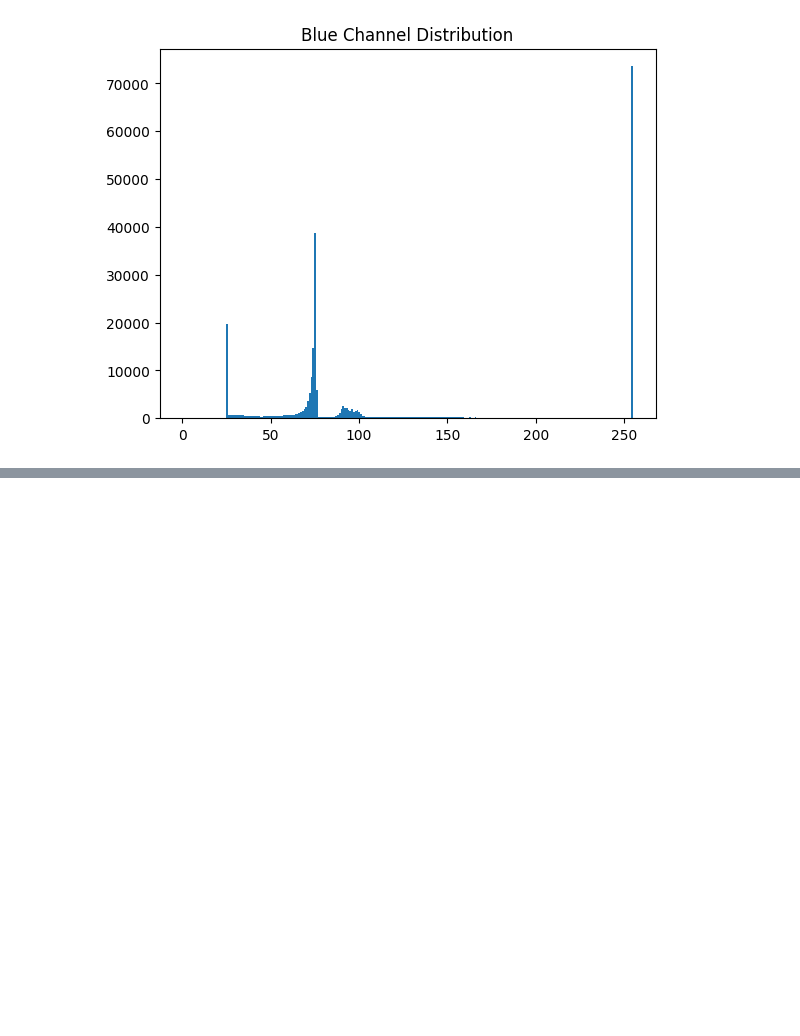
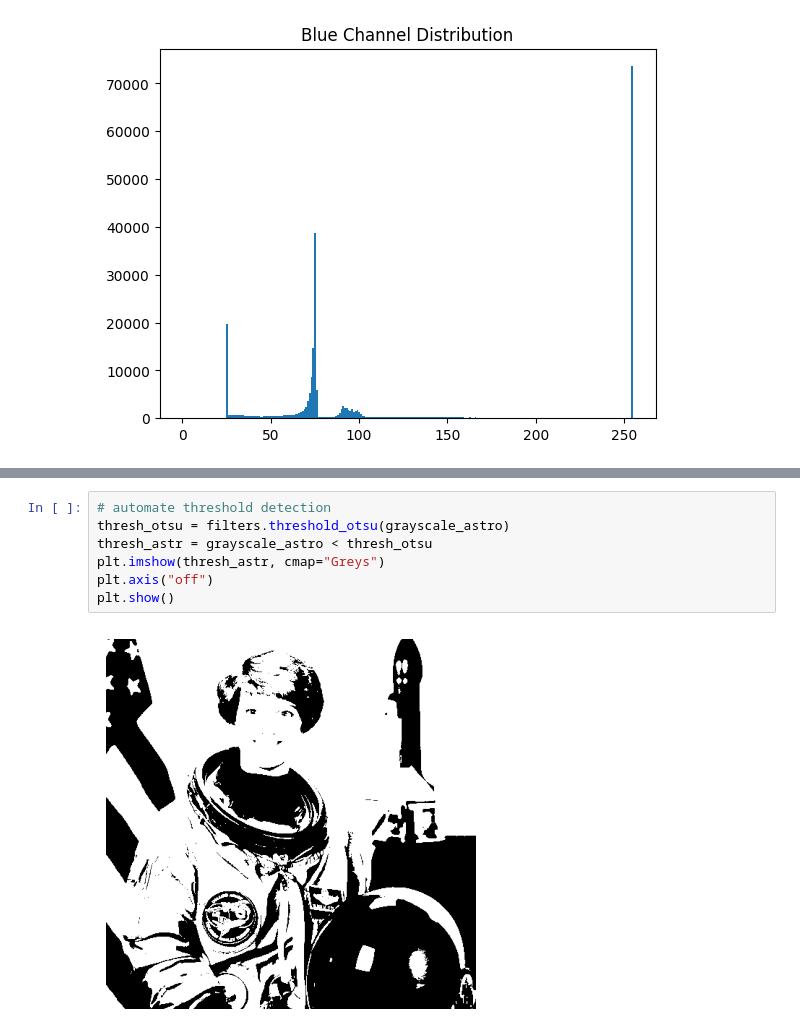
Before and after one commit to r-leyshon/image-processing, a Jupyter notebook: scikit-image/image-processing-with-skimage/01.intro.ipynb, the cells around one changed output, grey strips where cells are left out. Drawn from its saved outputs; the diff is of its cells as text; blank space fills up the shorter version.

```diff
--- a/scikit-image/image-processing-with-skimage/01.intro.ipynb
+++ b/scikit-image/image-processing-with-skimage/01.intro.ipynb
@@ -106,0 +137,9 @@ plt.show()
+# %%
+# automate threshold detection
+thresh_otsu = filters.threshold_otsu(grayscale_astro)
+thresh_astr = grayscale_astro < thresh_otsu
+plt.imshow(thresh_astr, cmap="Greys")
+plt.axis("off")
+plt.show()
+# %% [output]
+[figure, added]
```
Also changed, not shown: parts of 5 cells of this notebook.
